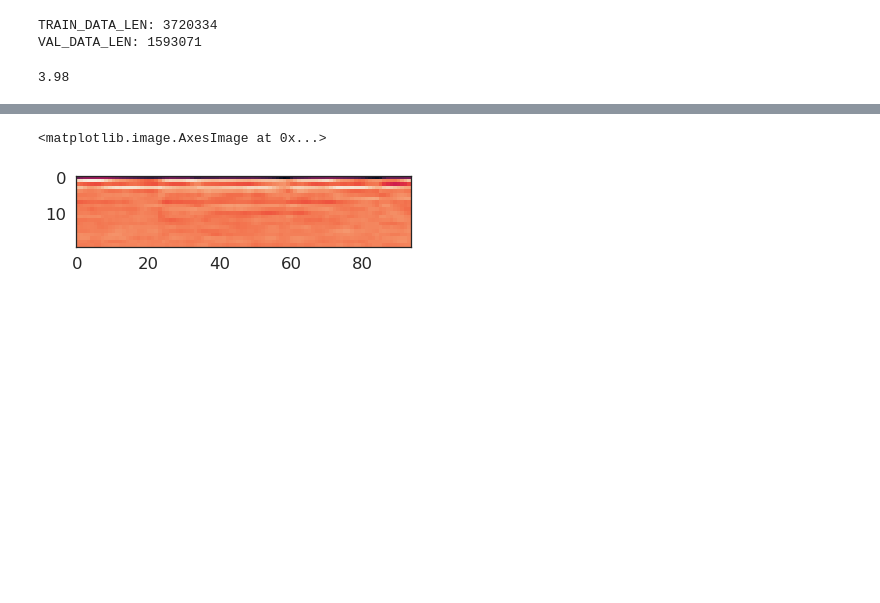
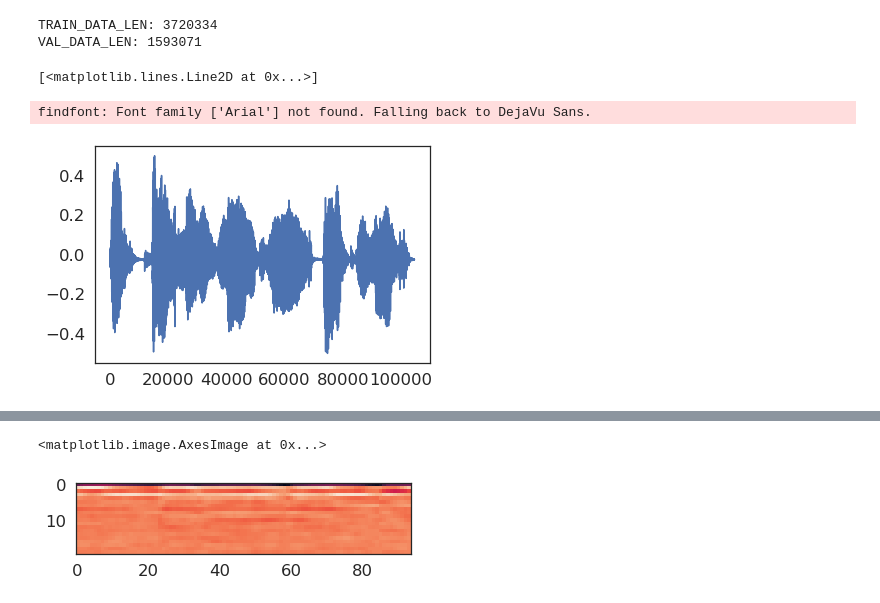
Before and after one commit to Stsh4lson/speech-to-age-gender, a Jupyter notebook: saving_to_spectrograms.ipynb, the cells around one changed output, grey strips where cells are left out. Cells and saved outputs as stored; diff of their text form; code cells hidden in the pictures; blank space fills up the shorter version.

Commit message:
saving to specs

```diff
--- a/saving_to_spectrograms.ipynb
+++ b/saving_to_spectrograms.ipynb
@@ -50,10 +51,10 @@ def reverse_to_audio(db_spec):
 # %%
 train = pd.read_csv('data_info.csv')
 # %%
-audio = np.array(dl.load_audio_binary(30205))
+audio = np.array(dl.load_audio_binary(63))
 cut_audio = dl.cut_voice(audio)
-spec = dl.make_spectrogram(30205)
+plt.plot(cut_audio)
+# %% [output]
+[<matplotlib.lines.Line2D at 0x...>]
+findfont: Font family ['Arial'] not found. Falling back to DejaVu Sans.
+[figure, added]
-# %%
-len(cut_audio)/48000
-# %% [output]
-3.98
```
Also changed, not shown: parts of 15 cells of this notebook, 1 other file.
